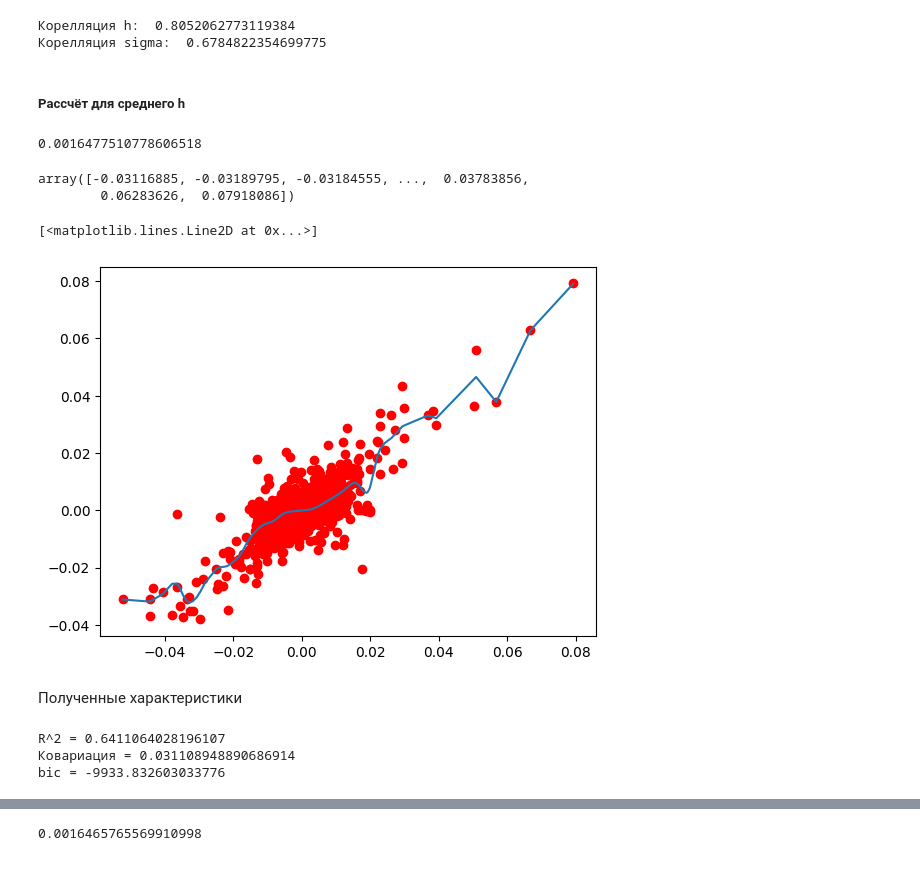
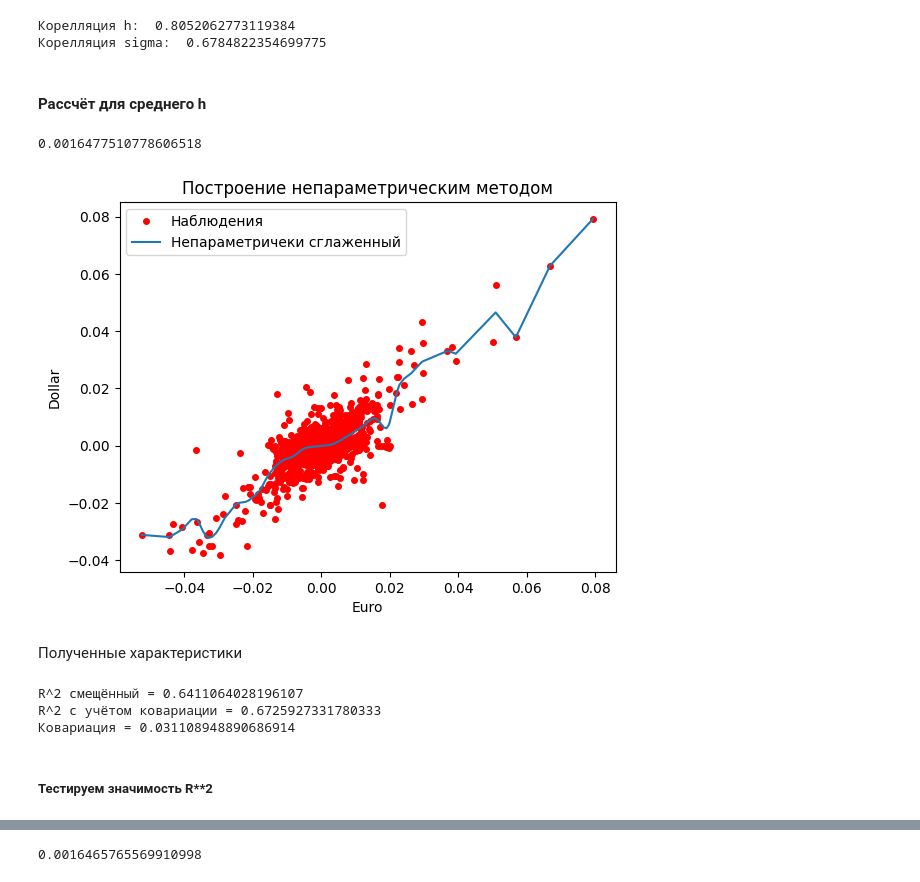
Before and after one commit to AnfimovAleksandr/mag_diploma, a Jupyter notebook: Непараметрический_2.ipynb, the cells around one changed output, grey strips where cells are left out. Saved outputs shown, nothing was run; the diff lists cells and outputs as text; code cells hidden in the pictures.

Commit message:
Добавил дов интервал для R**2 + проверка значимости ковариации + двумерное расстояние К-Л

```diff
--- a/Непараметрический_2.ipynb
+++ b/Непараметрический_2.ipynb
@@ -2030,53 +2112,62 @@ print('Корелляция sigma: ', np.corrcoef(chains[1, 1000:-1:1000], chain
 Корелляция h:  0.8052062773119384
 Корелляция sigma:  0.6784822354699775
 # %% [markdown]
-##### Рассчёт для среднего h
+#### Рассчёт для среднего h
 # %%
 h_mean = h_s.mean()
 h_mean
 # %% [output]
 0.0016477510778606518
 # %%
+var_Y = y_test.var(ddof= 1)
+n_samples_test = y_test.shape[0]
+
+# Считаем регрессию
 k_h = K_h(X_test - X_test.reshape((n_samples_test)), h_mean)
 res = (k_h * y_test).sum(axis = 0) / k_h.sum(axis = 0)
+E_Y_X = res.reshape(-1, 1)
 
-E_Y_X = res.reshape(-1, 1)
+# Считаем остатки и их ковариацию с регрессией
 residiuals = y_test - E_Y_X
 covar = np.cov(E_Y_X.flatten(), residiuals.flatten())[0][1]
 
-var_Y = y_test.var(ddof= 1)
+# Считаем дисперсии
 var_E_X_Y = E_Y_X.var(ddof= 1)
 var_resid = sum((residiuals ** 2) / (n_samples_test - 1))
 
-density = gaussian_kde(residiuals.T[0])
-LogLikelihood = np.log(density(residiuals.T[0])).sum()
+# Смещённый R**2 и доля ковариции
+R_2_shifted = var_E_X_Y / var_Y
+cov_part = 2 * covar / var_Y
 
-R_2 = var_E_X_Y / var_Y
-cov_part = 2 * covar / var_Y
-bic = -2 * LogLikelihood + 3 * np.log(n_samples_test)
+# Считаем несмещённый (по корреляции Пирсона)
+y_true = y_test.flatten()  # реальные значения
+y_pred = E_Y_X.flatten()   # предсказанные значения
+r = np.corrcoef(y_true, y_pred)[0, 1]
+r_squared = r ** 2
 # %%
 X_reshaped = X_test.reshape(1, -1)[0]
 sorted_indices = np.argsort(X_reshaped)  # Получаем индексы для сортировки
 X_sorted = X_reshaped[sorted_indices]
 res_sorted = res[sorted_indices]
-# %%
-res_sorted
-# %% [output]
-array([-0.03116885, -0.03189795, -0.03184555, ...,  0.03783856,
-        0.06283626,  0.07918086])
 # %%
-plt.plot(X_test, y_test, 'ro')
+plt.title('Построение непараметрическим методом')
+plt.xlabel('Euro')
+plt.ylabel('Dollar')
+plt.plot(X_test, y_test, 'ro', markersize=4)
 plt.plot(X_sorted, res_sorted)
+plt.legend(['Наблюдения', 'Непараметричеки сглаженный'])
+plt.show()
 # %% [output]
-[<matplotlib.lines.Line2D at 0x...>]
-[figure, old version]
+[figure, new version]
 # %% [markdown]
 Полученные характеристики
 # %%
-print('R^2 =', R_2)
+print('R^2 смещённый =', R_2_shifted)
+print('R^2 с учётом ковариации =', r_squared)
 print('Ковариация =', cov_part)
-print('bic =', bic)
 # %% [output]
-R^2 = 0.6411064028196107
+R^2 смещённый = 0.6411064028196107
+R^2 с учётом ковариации = 0.6725927331780333
 Ковариация = 0.031108948890686914
-bic = -9933.832603033776
+# %% [markdown]
+##### Тестируем значимость R**2
```
Also changed, not shown: parts of 51 cells of this notebook, 1 other file.
